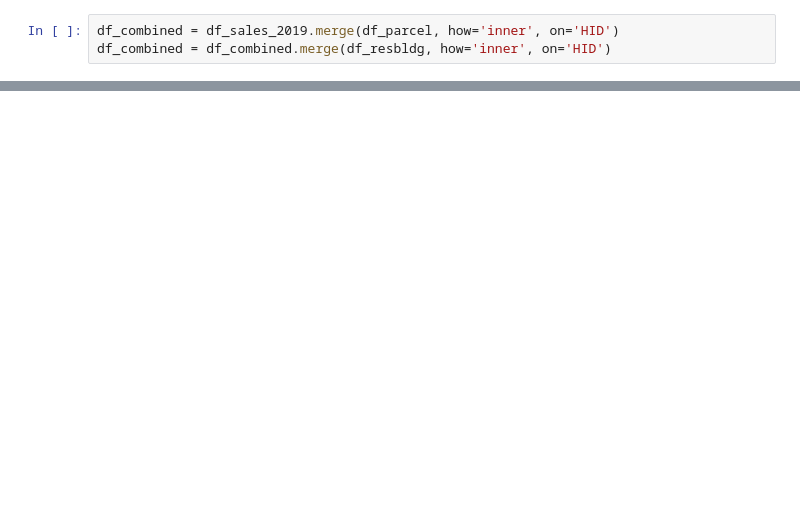
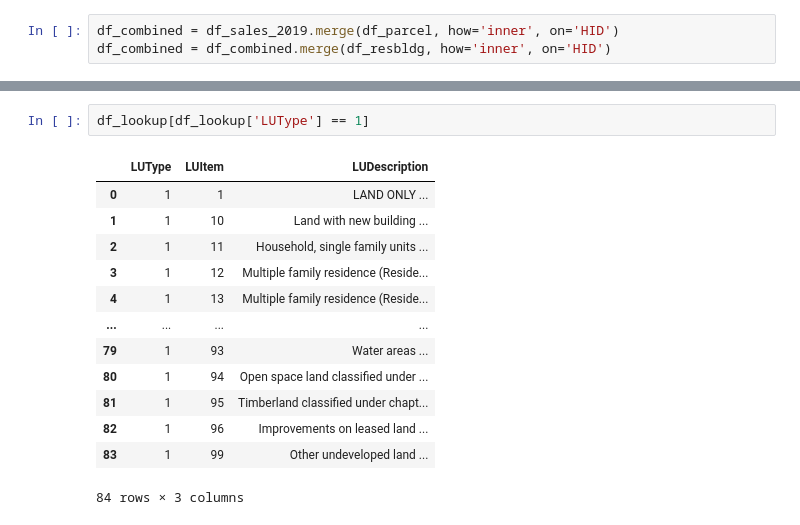
Before and after one commit to Daihongchen/king_county_housing_analysis, a Jupyter notebook: exploratory/01_kyle_dataprep.ipynb, the cells around one changed output, grey strips where cells are left out. Drawn from its saved outputs; the diff is of its cells as text; blank space fills up the shorter version.

```diff
--- a/exploratory/01_kyle_dataprep.ipynb
+++ b/exploratory/01_kyle_dataprep.ipynb
@@ -153,0 +177,16 @@ Name: SalePrice, dtype: float64
+# %%
+df_lookup[df_lookup['LUType'] == 1]
+# %% [output]
+|  | LUType | LUItem | LUDescription |
+| 0 | 1 | 1 | LAND ONLY ... |
+| 1 | 1 | 10 | Land with new building ... |
+| 2 | 1 | 11 | Household, single family units ... |
+| 3 | 1 | 12 | Multiple family residence (Reside... |
+| 4 | 1 | 13 | Multiple family residence (Reside... |
+| ... | ... | ... | ... |
+| 79 | 1 | 93 | Water areas ... |
+| 80 | 1 | 94 | Open space land classified under ... |
+| 81 | 1 | 95 | Timberland classified under chapt... |
+| 82 | 1 | 96 | Improvements on leased land ... |
+| 83 | 1 | 99 | Other undeveloped land ... |
+84 rows × 3 columns
```
Also changed, not shown: parts of 29 cells of this notebook, 1 other file.
